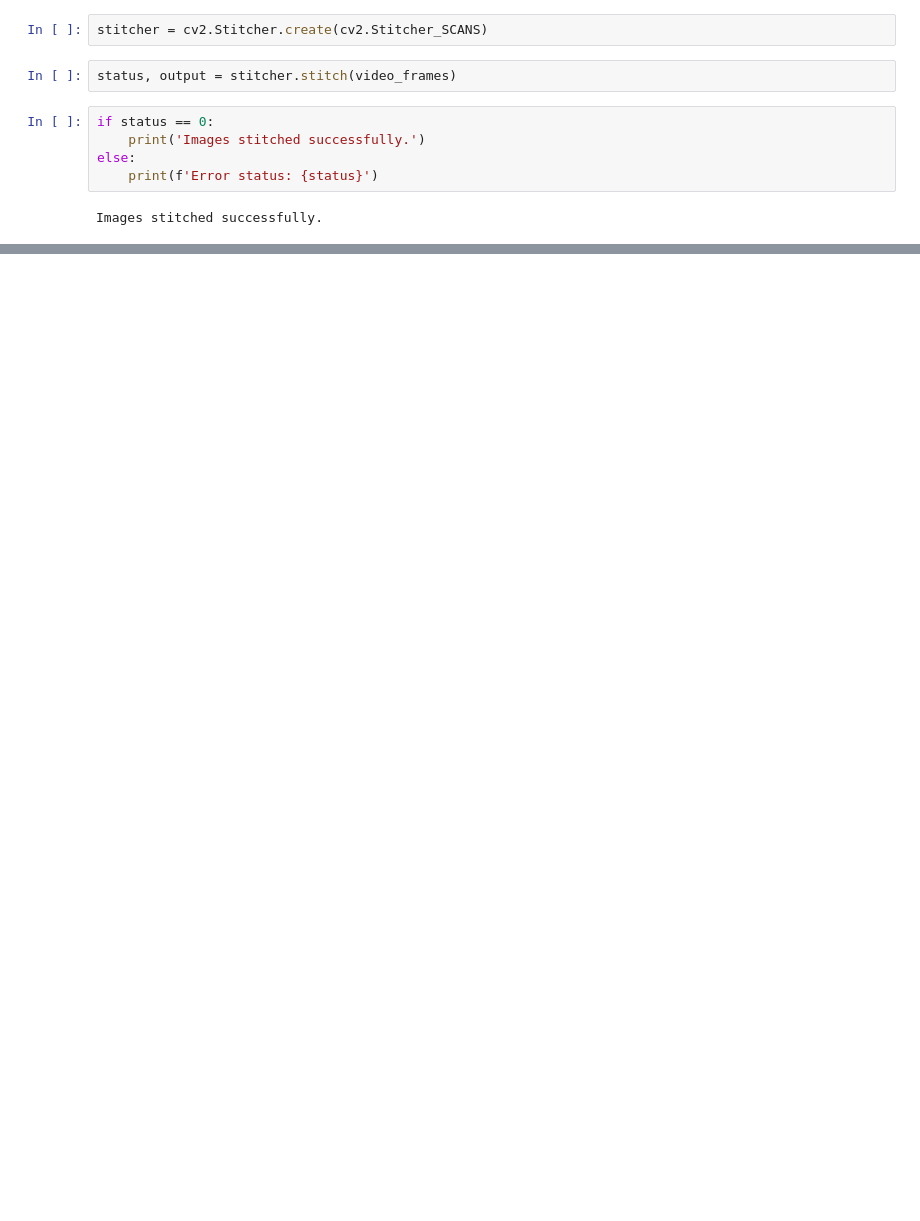
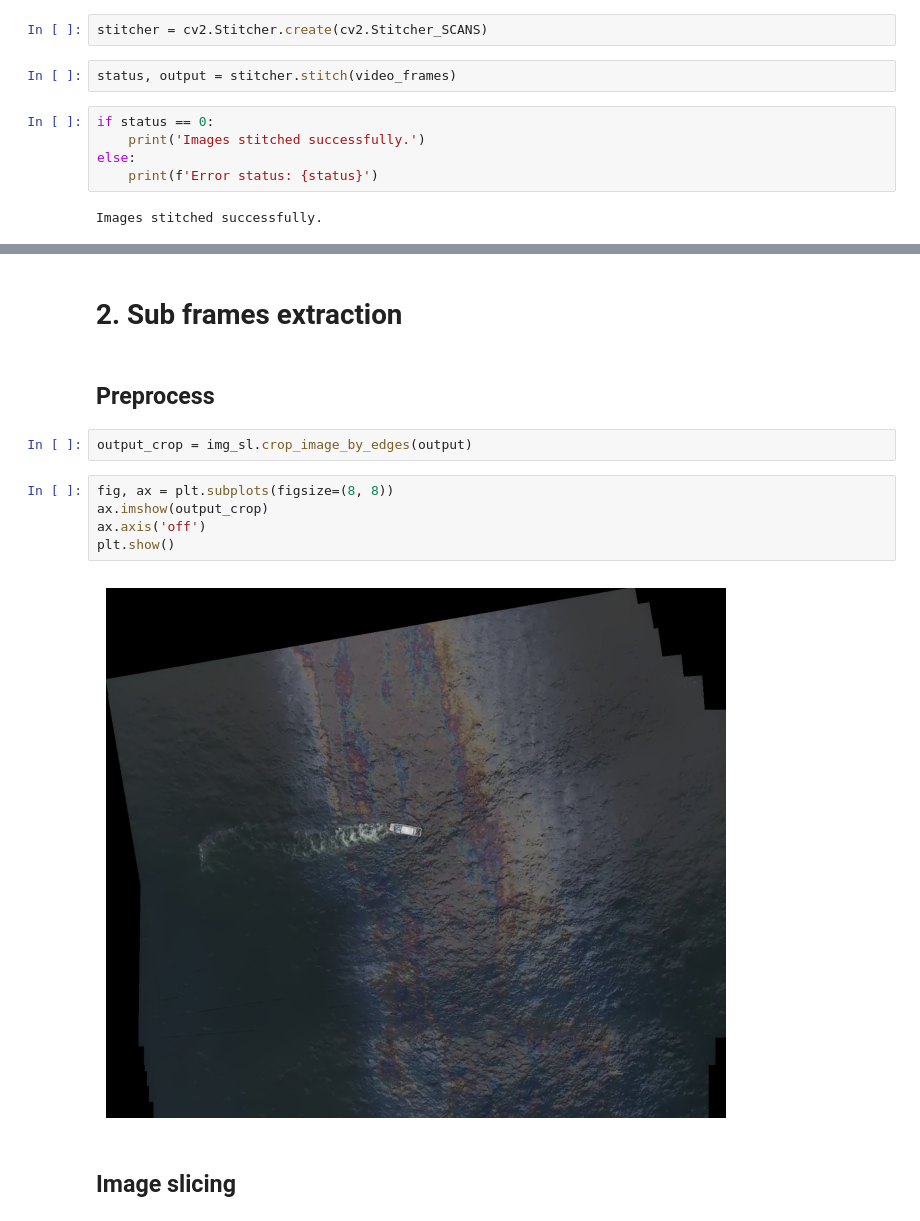
Before and after one commit to vederko-p/oil_segmentation, a Jupyter notebook: notebooks/image_stitching/Image stitching from video.ipynb, the cells around one changed output, grey strips where cells are left out. Cells and saved outputs as stored; diff of their text form; blank space fills up the shorter version.

```diff
--- a/notebooks/image_stitching/Image stitching from video.ipynb
+++ b/notebooks/image_stitching/Image stitching from video.ipynb
@@ -45,0 +52,15 @@ plt.show()
+# %% [markdown]
+# 2. Sub frames extraction
+# %% [markdown]
+## Preprocess
+# %%
+output_crop = img_sl.crop_image_by_edges(output)
+# %%
+fig, ax = plt.subplots(figsize=(8, 8))
+ax.imshow(output_crop)
+ax.axis('off')
+plt.show()
+# %% [output]
+[figure, added]
+# %% [markdown]
+## Image slicing
```
Also changed, not shown: parts of 11 cells of this notebook.
